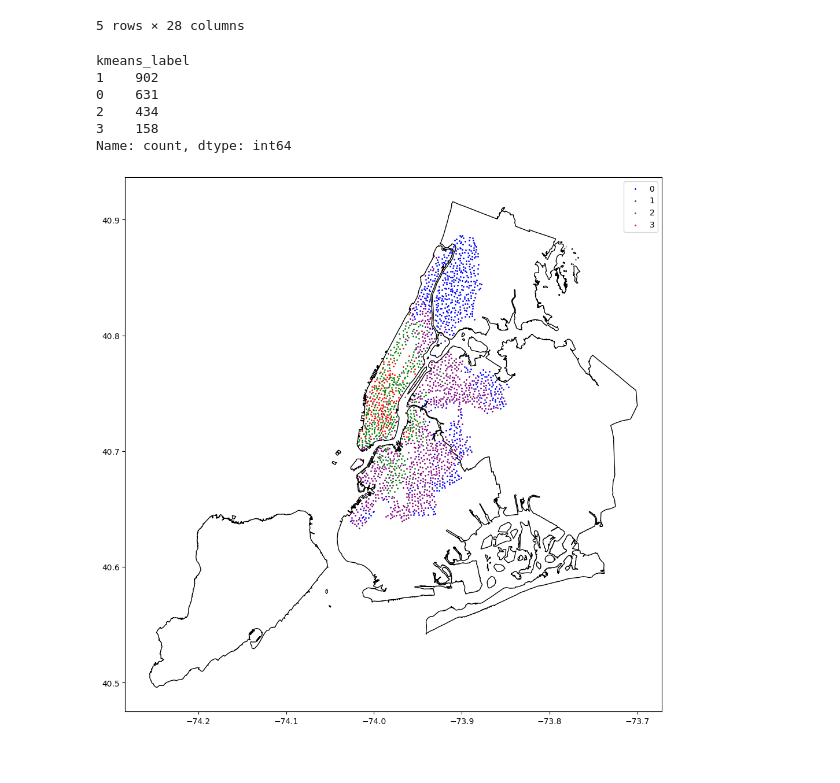
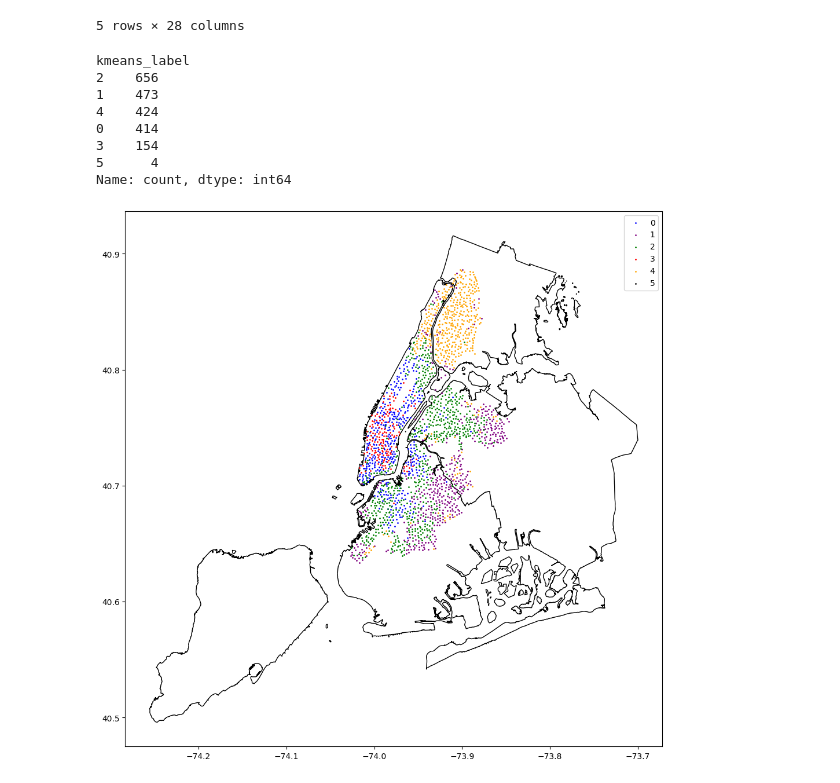
Before and after one commit to jtemplon/cuny-fall-2024, a Jupyter notebook: CitiBikeKMeans.ipynb, the cells around one changed output. Drawn from its saved outputs; the diff is of its cells as text; code cells hidden in the pictures.

```diff
--- a/CitiBikeKMeans.ipynb
+++ b/CitiBikeKMeans.ipynb
@@ -283,6 +283,7 @@ features = [
     'pct_electric_start',
     'pct_member_start',
     'average_ride_time_start_norm',
+    'average_ride_time_end_norm',
     'total_rides_end_norm',
     'pct_weekend_end',
     'pct_commute_end',
@@ -307,4 +308,4 @@ From the graph above it looks like either 3 or 4 would probably be a good number
 # %%
-kmeans = KMeans(n_clusters=4)
+kmeans = KMeans(n_clusters=6, random_state=42)
 kmeans.fit(g_stations[features])
 # %% [output]
@@ -326,10 +327,12 @@ g_stations.head()
 g_stations['kmeans_label'].value_counts()
 # %% [output]
 kmeans_label
-1    902
-0    631
-2    434
-3    158
+2    656
+1    473
+4    424
+0    414
+3    154
+5      4
 Name: count, dtype: int64
 # %%
 # more space
@@ -337,10 +340,10 @@ mpl.rcParams['figure.figsize'] = [12, 12]
 # %%
 # Plot the data
 base = gdf.plot(color='white', edgecolor='black')
-colors = {0: 'blue', 1: 'purple', 2: 'green', 3: 'red'}
+colors = {0: 'blue', 1: 'purple', 2: 'green', 3: 'red', 4: 'orange', 5: 'black'}
 for group, data in g_stations.groupby('kmeans_label'):
     data.plot(ax=base, marker='o', c=colors[group], markersize=1, label=group)
 plt.legend()
 plt.show()
 # %% [output]
-[figure, old version]
+[figure, new version]
```
Also changed, not shown: parts of 6 cells of this notebook.
